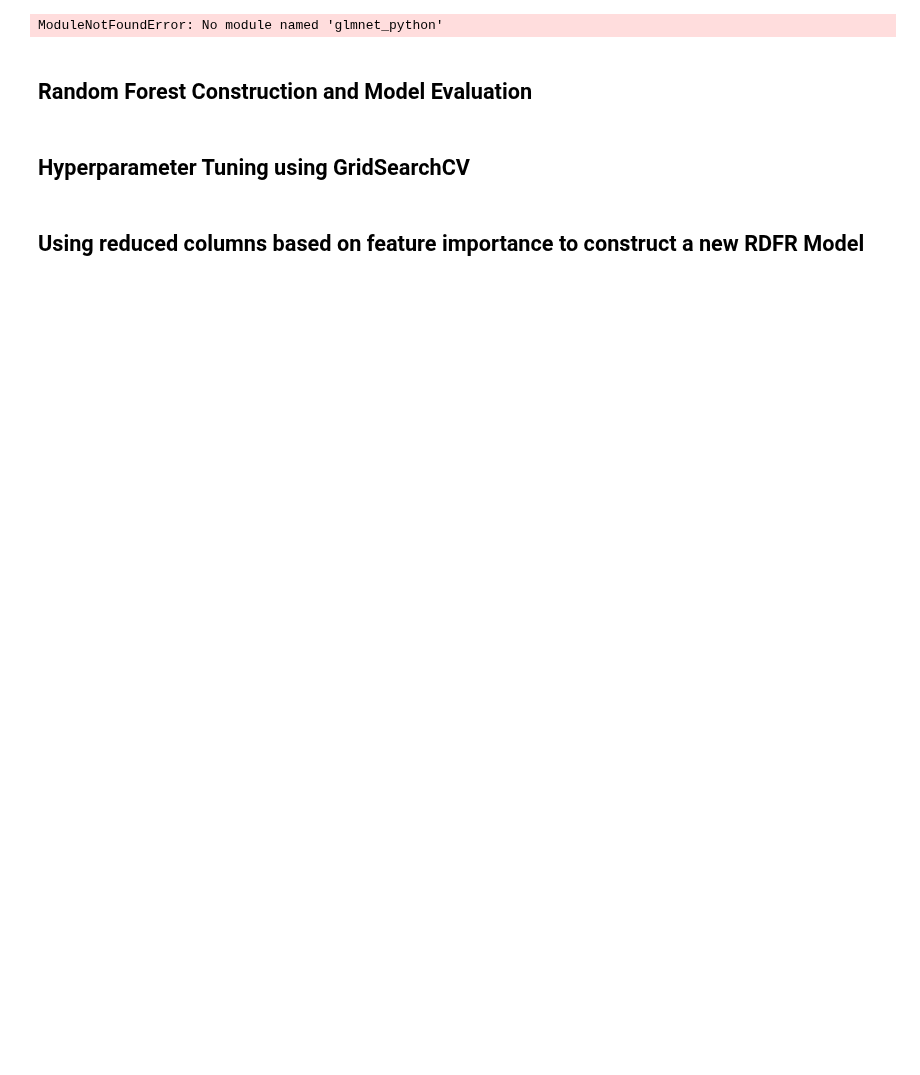
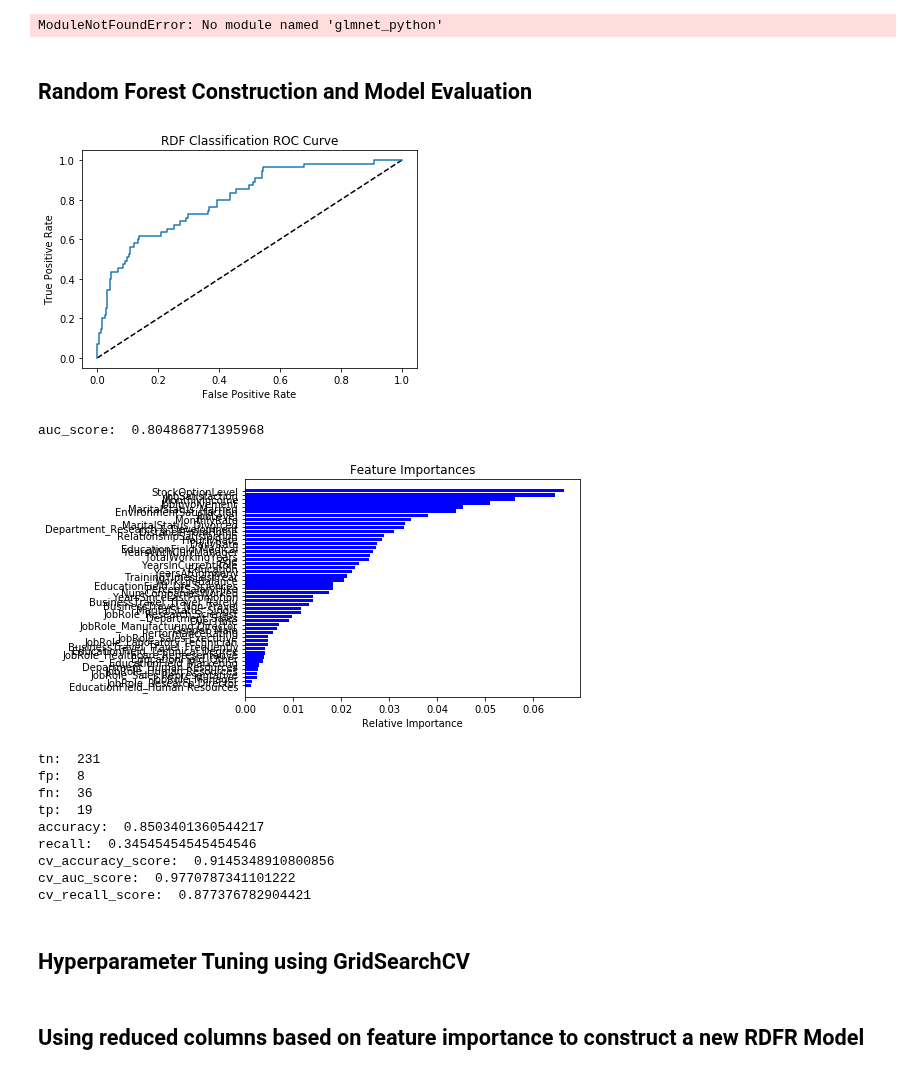
Before and after one commit to Xusong1998/Data-Analytics-Project, a Jupyter notebook: HR_Attrition_Data_Modeling.ipynb, the cells around one changed output. Drawn from its saved outputs; the diff is of its cells as text; code cells hidden in the pictures; blank space fills up the shorter version.

```diff
--- a/HR_Attrition_Data_Modeling.ipynb
+++ b/HR_Attrition_Data_Modeling.ipynb
@@ -569,8 +566,8 @@ ModuleNotFoundError: No module named 'glmnet_python'
 X_train, X_test, y_train, y_test = train_test_split(X, y, test_size=0.2, random_state=10)
 RDF = RandomForestClassifier(random_state=123, max_depth=10, n_estimators=500)
 #oversampling
-X_over, y_over = oversampling(X_train, y_train)
-RDF.fit(X_over, y_over)
+X_train, y_train = oversampling(X_train, y_train)
+RDF.fit(X_train, y_train)
 y_pred = RDF.predict(X_test)
 y_prob = RDF.predict_proba(X_test)[:,1]
 fpr, tpr, thresholds = roc_curve(y_test, y_prob)
@@ -583,33 +580,46 @@ plt.show()
 print('auc_score: ', roc_auc_score(y_test, y_prob))
 
 features = X.columns
 importances = RDF.feature_importances_
 indices = np.argsort(importances)
 
 plt.title('Feature Importances')
 plt.barh(range(len(indices)), importances[indices], color='b', align='center')
 plt.yticks(range(len(indices)), [features[i] for i in indices])
 plt.xlabel('Relative Importance')
 plt.show()
 
 cf_matrix = confusion_matrix(y_test, y_pred)
 tn, fp, fn, tp = cf_matrix.ravel()
 print('tn: ',tn)
 print('fp: ',fp)
 print('fn: ',fn)
 print('tp: ', tp)
 print('accuracy: ', (tp+tn)/(tn+fp+fn+tp))
 print('recall: ', tp/(tp+fn))
 
 k_fold = KFold(n_splits=10, shuffle=True, random_state=123)
 score = cross_val_score(RDF, X_train, y_train, cv=5, scoring='accuracy')
 print('cv_accuracy_score: ',score.mean())
 
 score = cross_val_score(RDF, X_train, y_train, cv=5, scoring='roc_auc')
 print('cv_auc_score: ',score.mean())
 
 score = cross_val_score(RDF, X_train, y_train, cv=5, scoring='recall')
 print('cv_recall_score: ',score.mean())
+# %% [output]
+[figure, added]
+auc_score:  0.804868771395968
+[figure, added]
+tn:  231
+fp:  8
+fn:  36
+tp:  19
+accuracy:  0.8503401360544217
+recall:  0.34545454545454546
+cv_accuracy_score:  0.9145348910800856
+cv_auc_score:  0.9770787341101222
+cv_recall_score:  0.877376782904421
 # %% [markdown]
 ## Hyperparameter Tuning using GridSearchCV
 # %%
```
Also changed, not shown: parts of 10 cells of this notebook.
